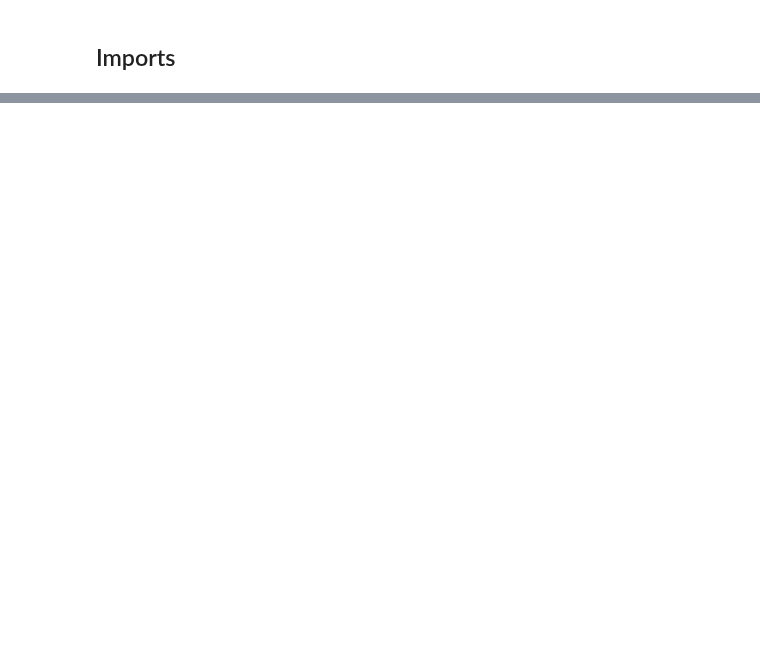
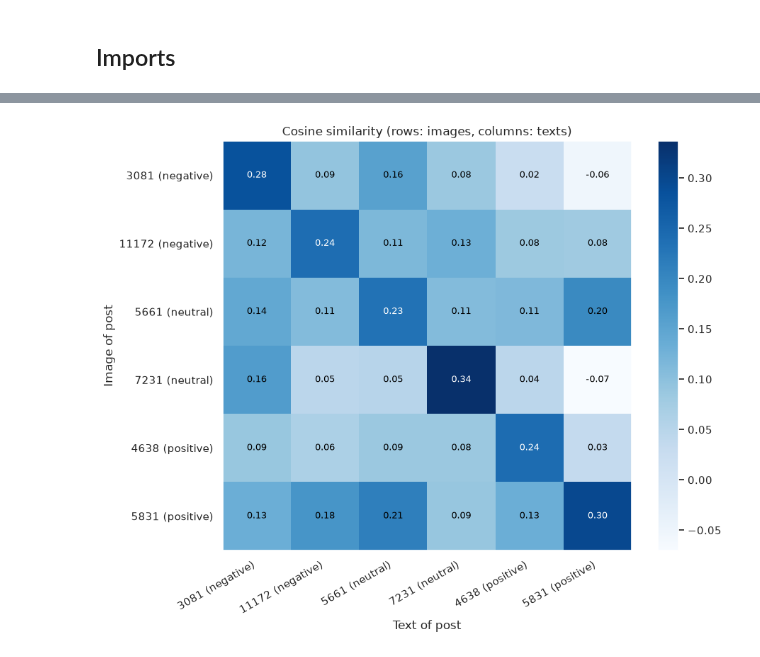
Before and after one commit to eunsoo-suk/gpsaggese.github.io, a Jupyter notebook: class_project/msml610/Fall2026/projects/UmdTask593_MSML610_Fall2026_CLIP_ViT_Large_Patch14/clip.API.ipynb, the cells around one changed output, grey strips where cells are left out. Drawn from its saved outputs; the diff is of its cells as text; code cells hidden in the pictures; blank space fills up the shorter version.

```diff
--- a/class_project/msml610/Fall2026/projects/UmdTask593_MSML610_Fall2026_CLIP_ViT_Large_Patch14/clip.API.ipynb
+++ b/class_project/msml610/Fall2026/projects/UmdTask593_MSML610_Fall2026_CLIP_ViT_Large_Patch14/clip.API.ipynb
@@ -115,0 +104,5 @@ def template_function(arg1: int) -> None:
+# %%
+images = cliputil.load_images(posts["image_path"].tolist())
+image_inputs = processor(images=images, return_tensors="pt")
+# Shape: (images, color channels, height, width).
+print(image_inputs["pixel_values"].shape)
@@ -115,0 +115,12 @@ def template_function(arg1: int) -> None:
+# %%
+text_inputs = processor(
+    text=posts["text"].tolist(),
+    padding=True,
+    truncation=True,
+    max_length=cliputil.MAX_TEXT_TOKENS,
+    return_tensors="pt",
+)
+# Shape: (texts, tokens).
+print(text_inputs["input_ids"].shape)
+print(posts["text"].iloc[0])
+print(processor.tokenizer.convert_ids_to_tokens(text_inputs["input_ids"][0]))
@@ -115,0 +146,11 @@ def template_function(arg1: int) -> None:
+# %%
+dim = model.config.projection_dim
+with torch.inference_mode():
+    image_emb = cliputil.as_embedding(model.get_image_features(**image_inputs), dim)
+    text_emb = cliputil.as_embedding(model.get_text_features(**text_inputs), dim)
+print("Shapes:", tuple(image_emb.shape), tuple(text_emb.shape))
+print("Vector lengths before normalization:", image_emb.norm(dim=-1)[:3])
+
+image_emb = image_emb / image_emb.norm(dim=-1, keepdim=True)
+text_emb = text_emb / text_emb.norm(dim=-1, keepdim=True)
+print("Vector lengths after normalization:", image_emb.norm(dim=-1)[:3])
@@ -115,0 +170,6 @@ def template_function(arg1: int) -> None:
+# %%
+sim = (image_emb @ text_emb.T).numpy()
+names = [f"{i} ({lab})" for i, lab in zip(posts["id"], posts["label"])]
+cliputil.plot_similarity(sim, row_labels=names, col_labels=names)
+# %% [output]
+[figure, added]
```
Also changed, not shown: parts of 32 cells of this notebook, 2 other files.
